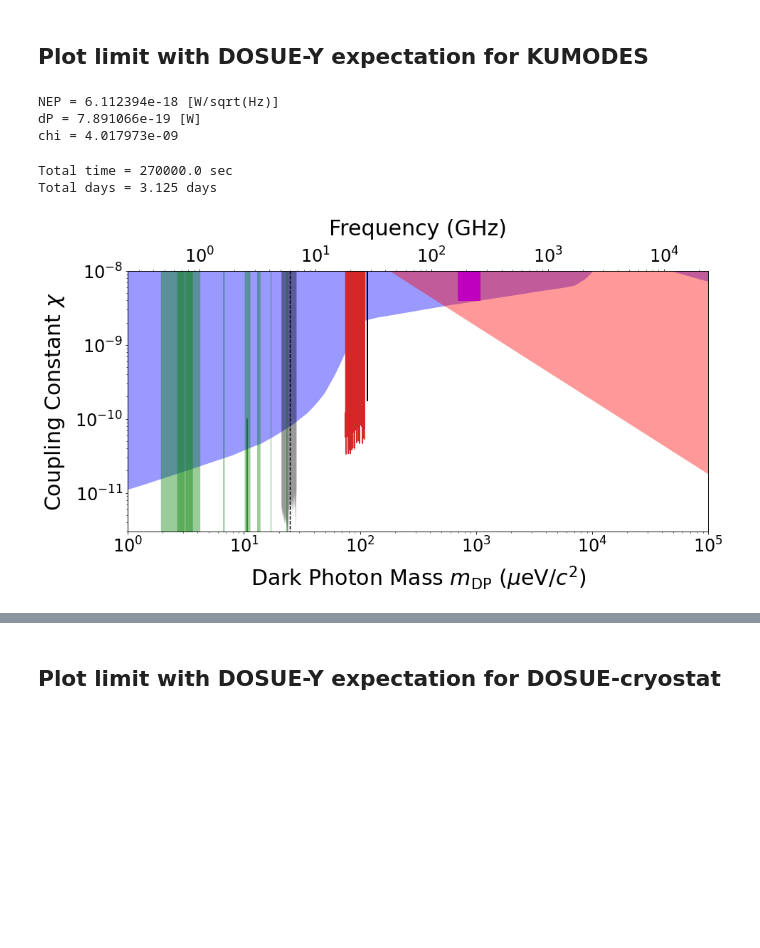
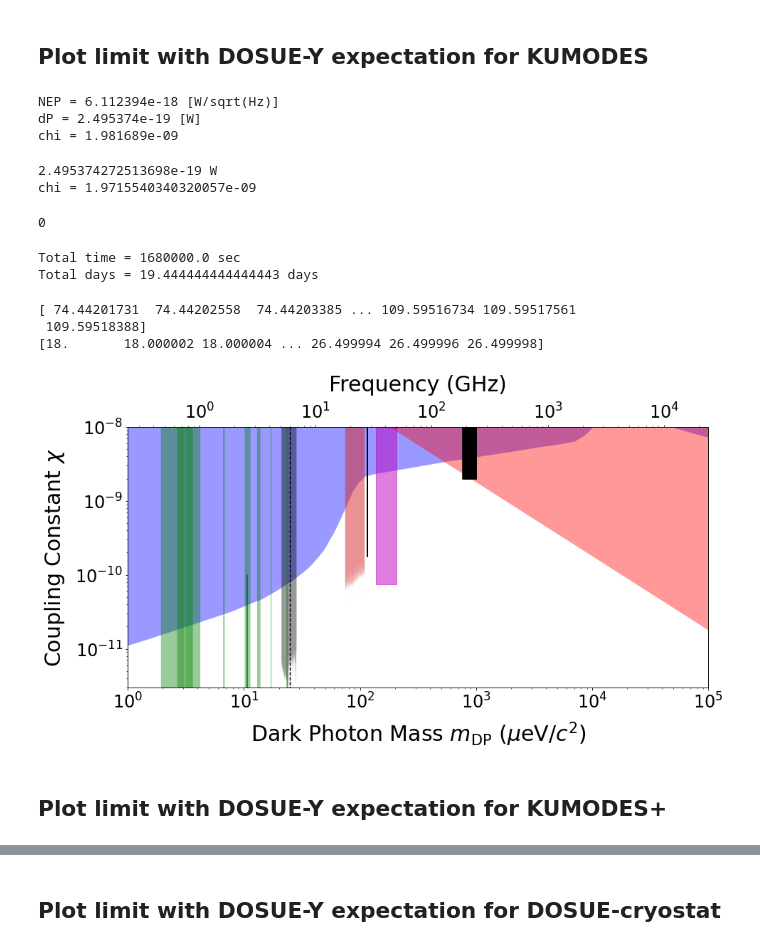
Before and after one commit to sadachi5/dosue-k, a Jupyter notebook: limit_plot.ipynb, the cells around one changed output, grey strips where cells are left out. Drawn from its saved outputs; the diff is of its cells as text; code cells hidden in the pictures; blank space fills up the shorter version.

```diff
--- a/limit_plot.ipynb
+++ b/limit_plot.ipynb
@@ -205,7 +209,7 @@ def Limit(ax, inputpath='', delimiter=' ',
     ax.plot([mass[-1], mass[-1]], [chi[-1], ymax], color=lc, lw=lw, zorder=zorder, alpha=lalpha, ls=ls)
     ax.plot(mass,chi,color=lc,alpha=lalpha,zorder=zorder,lw=lw, ls=ls)
     add_legend(ax, label=label, hatch=hatch, fillcolor=fillcolor, lw=lw, alpha=alpha, lc=lc, ls=ls)
-    return
+    return mass, chi
 
 
 def Haloscopes(ax,fs=17,projection=True, text_on=True, inputdir='./',
@@ -863,11 +922,11 @@ dnu = (200. * 1.e+9) * 1.e-6 # Peak width [Hz]
 Tload = 300 * 2# Maximum Tload x 2 (due to DSB)
 #Tload = 100 # Tload is supposed to be 100K.
 #Tload = 20 # Tload is supposed to be 20K.
-time = 60 # sec
+time = 600 # sec
 Aeff = (0.71/2.)**2*np.pi * 0.5 # cm^2 # phi=0.71 cm (VDI conical horn)
 #Aeff = (3./2.)**2*np.pi  * 0.5  # cm^2 # phi=3cm
 Aeff_m = Aeff * 1.e-4 # m^2
-rho_CDM = 0.3 # GeV/cm^2
+rho_CDM = 0.39 # GeV/cm^2
 alpha = np.sqrt(1./3.)
 
 NEP = np.sqrt(2.*dnu) * k_B * (Trx + Tload)
@@ -878,8 +937,8 @@ chi = 4.5e-14 * np.sqrt( dP/1.e-23 *  1/Aeff_m * 0.3/rho_CDM ) * np.sqrt(2./3.)
 print(f'dP = {dP:e} [W]')
 print(f'chi = {chi:e}')
 
-freq_min = 170. # GHz
-freq_max = 260. # GHz
+freq_min = 186. # GHz
+freq_max = 242. # GHz
 mass_min = freq_min/const *1e+6 # ueV
 mass_max = freq_max/const *1e+6 # ueV
 expect_mass = [mass_min, mass_max]
@@ -887,8 +946,29 @@ expect_y1 = [chi, chi]
 expect_y2 = [1., 1.]
 # %% [output]
 NEP = 6.112394e-18 [W/sqrt(Hz)]
-dP = 7.891066e-19 [W]
-chi = 4.017973e-09
+dP = 2.495374e-19 [W]
+chi = 1.981689e-09
+# %%
+# for JPS 2022.09
+def tmp():
+    Tsys_tmp = 100 + 300 * 2
+    Aeff_tmp = 0.2 # cm^2
+    Aeff_m_tmp  = Aeff_tmp * 1e-4 # m^2
+    rho_CDM_tmp = 0.3 # GeV/cm^2
+    alpha_tmp = np.sqrt(1./3.)
+    t_tmp = 600
+    NEP_tmp = np.sqrt(2.*dnu) * k_B * Tsys_tmp
+    dP_tmp = NEP_tmp/np.sqrt(t_tmp)
+    print(f'{dP_tmp} W')
+
+    chi_tmp = 4.5e-14 * np.sqrt( dP_tmp/1.e-23 * 1/Aeff_m_tmp * 0.3/rho_CDM ) * np.sqrt(2./3.) / alpha
+    print(f'chi = {chi_tmp}')
+    return 0
+tmp()
+# %% [output]
+2.495374272513698e-19 W
+chi = 1.9715540340320057e-09
+0
 # %%
 # elapsed time
 total_freq_span = (freq_max - freq_min) * 1e+9 # Hz
@@ -898,17 +978,32 @@ total_time = n_measurement * time
 print(f'Total time = {total_time} sec')
 print(f'Total days = {total_time/24/3600} days')
 # %% [output]
-Total time = 270000.0 sec
-Total days = 3.125 days
+Total time = 1680000.0 sec
+Total days = 19.444444444444443 days
 # %%
-fig, sub1 = plot_limit_color(showThis=True)
+fig, sub1 = plot_limit_color(showThis=True, this_alpha=0.5, this_lw=0)
 
 # Expect
-sub1.fill_between(expect_mass, expect_y1, expect_y2, color="m", alpha=1)
-sub1.plot([expect_mass[0]]*2, [expect_y1[0],1.], color="m")
-sub1.plot([expect_mass[1]]*2, [expect_y1[0],1.], color="m")
+sub1.fill_between(expect_mass, expect_y1, expect_y2, color="black", alpha=1)
+sub1.plot([expect_mass[0]]*2, [expect_y1[0],1.], color="black")
+sub1.plot([expect_mass[1]]*2, [expect_y1[0],1.], color="black")
 #sub1.legend(loc="center right", fontsize=20).get_frame().set_alpha(1)
 
+# DOSUE-Q
+chi_Q = 7.536039e-11
+mass_Q = [33./const *1e+6, 50./const *1e+6] # ueV
+sub1.fill_between(mass_Q, [chi_Q, chi_Q], [1., 1.], color="m", alpha=0.5)
+
+# DOSUE-J
+#mass_J = [8./const *1e+6, 18./const *1e+6] # ueV
+#sub1.fill_between(mass_J, [1e-10, 1e-10], [1., 1.], color="yellow", alpha=0.5)
+
 fig.tight_layout()
+fig.savefig(f"{outdir}/limit_for_DOSUE-Y_adachi_{outsuffix}.png")
 # %% [output]
+[ 74.44201731  74.44202558  74.44203385 ... 109.59516734 109.59517561
+ 109.59518388]
+[18.       18.000002 18.000004 ... 26.499994 26.499996 26.499998]
-[figure, old version]
+[figure, new version]
+# %% [markdown]
+## Plot limit with DOSUE-Y expectation for KUMODES+
```
Also changed, not shown: parts of 10 cells of this notebook, 8 other files.
